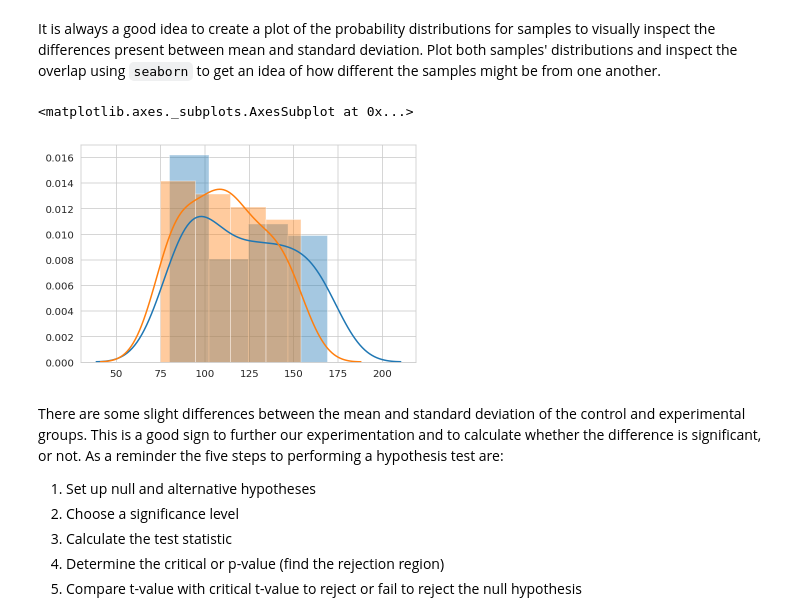
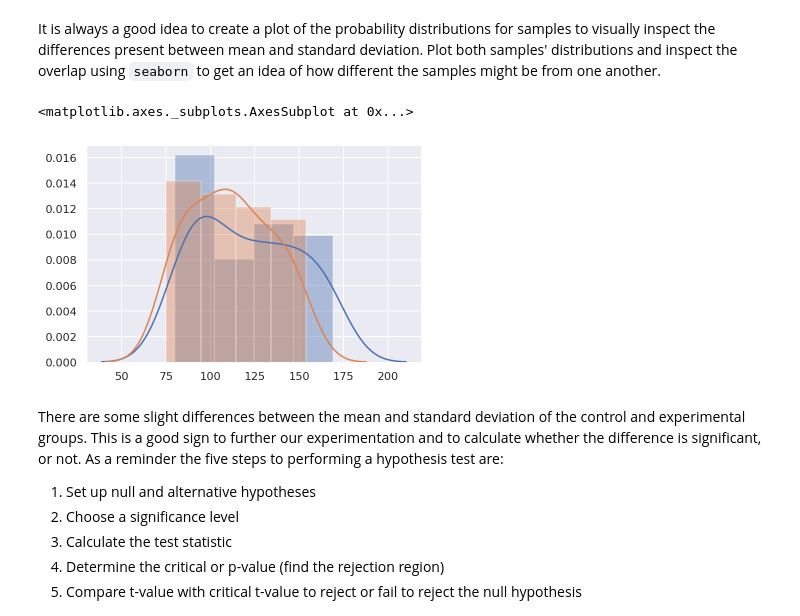
Before and after one commit to gywooo1/dsc-two-sample-t-tests-lab-hbs-ds-060120, a Jupyter notebook: index.ipynb, the cells around one changed output. Cells and saved outputs as stored; diff of their text form; code cells hidden in the pictures.

```diff
--- a/index.ipynb
+++ b/index.ipynb
@@ -55,12 +55,12 @@ experimental = np.array([ 83, 100, 123,  75, 130,  77,  78,  87, 116, 116, 141,
 It is always a good idea to create a plot of the probability distributions for samples to visually inspect the differences present between mean and standard deviation. Plot both samples' distributions and inspect the overlap using `seaborn` to get an idea of how different the samples might be from one another.
 # %%
 # Create a plot showing overlapping of distribution means and sds for inspection
-sns.set(color)
+sns.set(color_codes=True)
 sns.distplot(control)
 sns.distplot(experimental)
 # %% [output]
 <matplotlib.axes._subplots.AxesSubplot at 0x...>
-[figure, old version]
+[figure, new version]
 # %% [markdown]
 There are some slight differences between the mean and standard deviation of the control and experimental groups. This is a good sign to further our experimentation and to calculate whether the difference is significant, or not. As a reminder the five steps to performing a hypothesis test are:
 
```
